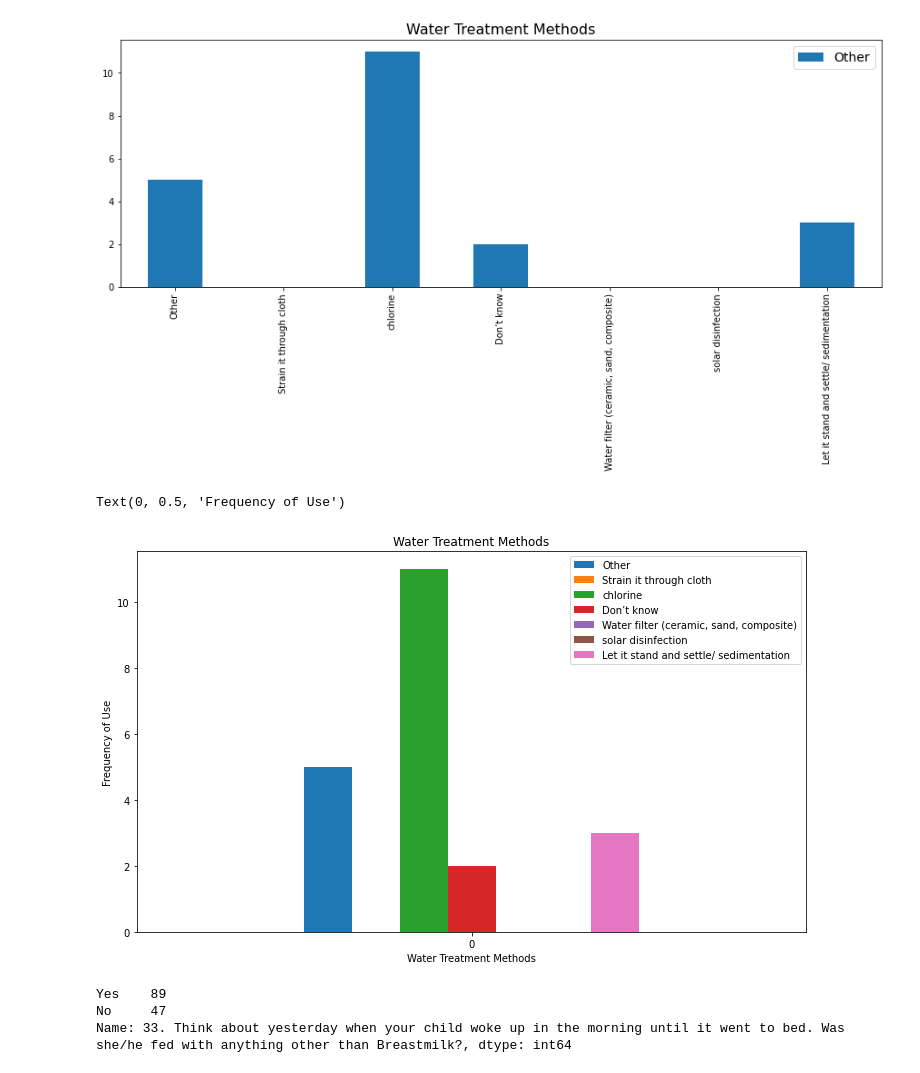
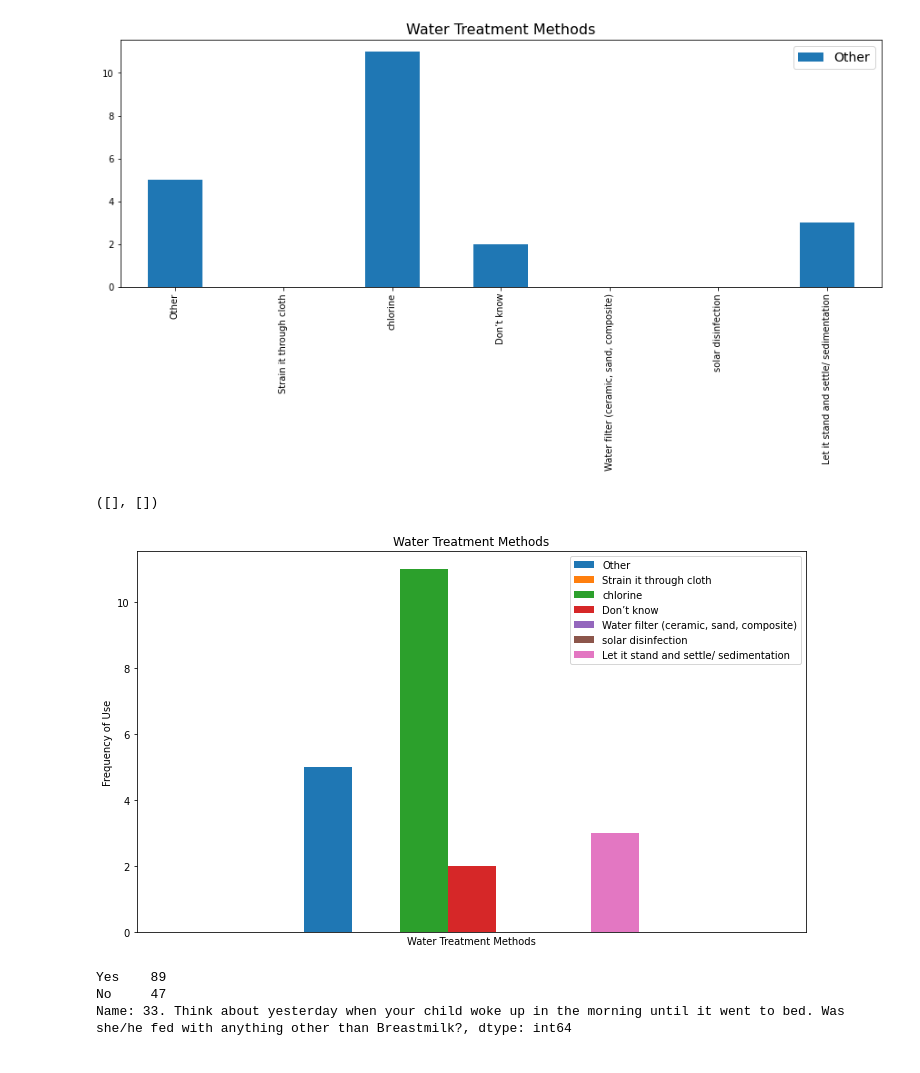
Before and after one commit to ch1b4d4/MNCH-Data, a Jupyter notebook: test.ipynb, the cells around one changed output. Saved outputs shown, nothing was run; the diff lists cells and outputs as text; code cells hidden in the pictures.

```diff
--- a/test.ipynb
+++ b/test.ipynb
@@ -465,4 +550,8 @@ ax = df_dict.plot.bar(rot=0, figsize=(8, 7))
 plt.title('Age of people in the household')
 ax.set_xlabel("The Age Groups of People in Household")
 ax.set_ylabel("Number of People in the Household")
+plt.xticks(fontsize=14, weight = "bold")
+for spine in plt.gca().spines.values():
+    spine.set_visible(True)
+plt.xticks([])
 # %% [output]
@@ -748,12 +863,16 @@ plt.show()
 # %%
 ax = water_dict.plot.bar(rot=0, figsize=(12, 7))
 # set the title
 plt.title('Water Treatment Methods')
 ax.set_xlabel("Water Treatment Methods")
 ax.set_ylabel("Frequency of Use")
+plt.xticks(fontsize=14, weight = "bold")
+for spine in plt.gca().spines.values():
+    spine.set_visible(True)
+plt.xticks([])
 # %% [output]
-Text(0, 0.5, 'Frequency of Use')
+([], [])
-[figure, old version]
+[figure, new version]
 # %%
 df3['33. Think about yesterday when your child woke up in the morning until it went to bed. Was she/he fed with anything other than Breastmilk?'].value_counts()
 # %% [output]
```
Also changed, not shown: parts of 40 cells of this notebook, 7 other files.
